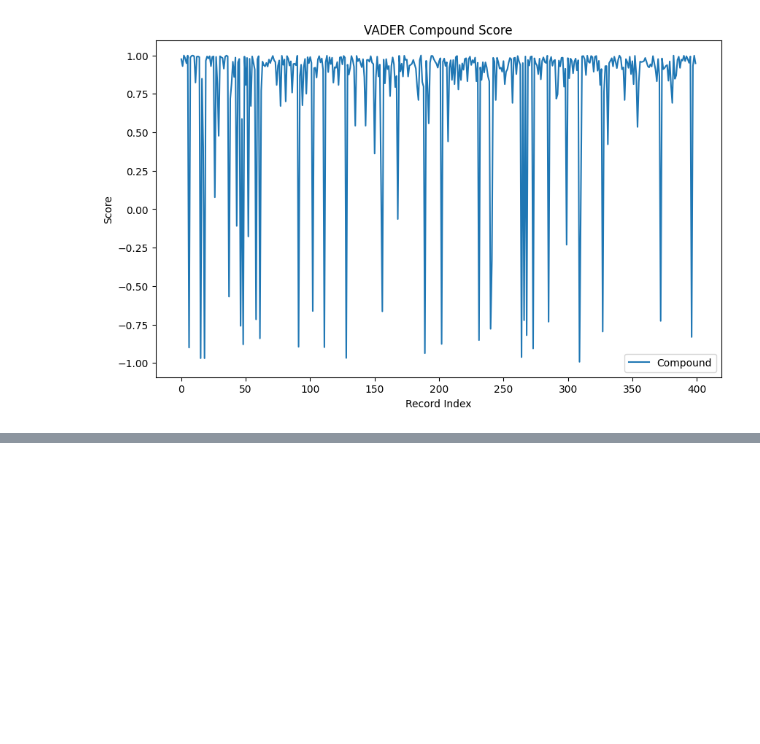
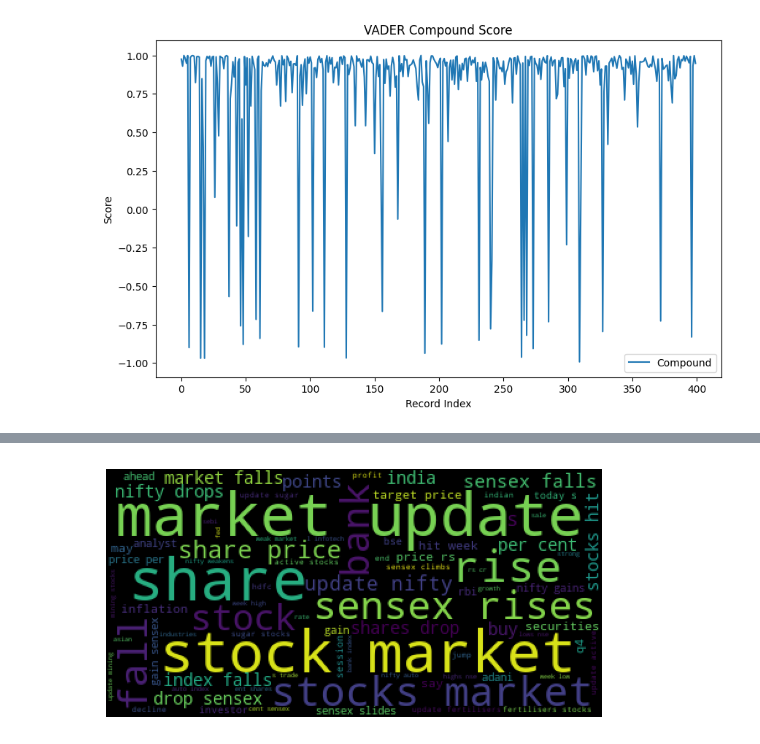
Before and after one commit to rnribeiro/NLP_FEUP, a Jupyter notebook: main.ipynb, the cells around one changed output, grey strips where cells are left out. Cells and saved outputs as stored; diff of their text form; code cells hidden in the pictures; blank space fills up the shorter version.

Commit message:
word cloud

```diff
--- a/main.ipynb
+++ b/main.ipynb
@@ -410,0 +421,14 @@ plt.show()
+# %%
+from wordcloud import WordCloud
+import matplotlib.pyplot as plt
+
+corpus = [word for sublist in news['headline_word_tokens'] for word in sublist]
+
+wordcloud = WordCloud().generate(" ".join(corpus))
+
+plt.figure()
+plt.imshow(wordcloud)
+plt.axis('off')
+plt.show()
+# %% [output]
+[figure, added]
```
Also changed, not shown: parts of 5 cells of this notebook.
